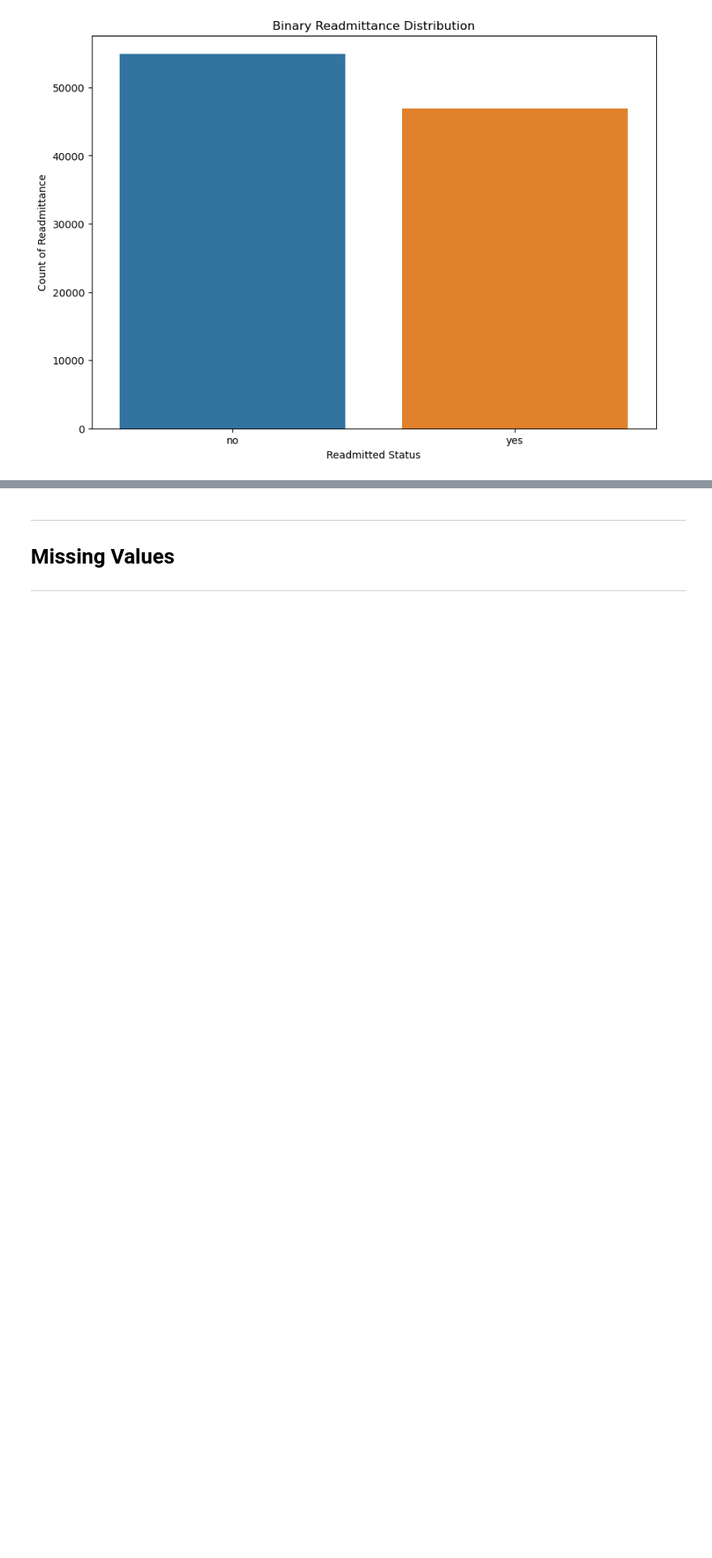
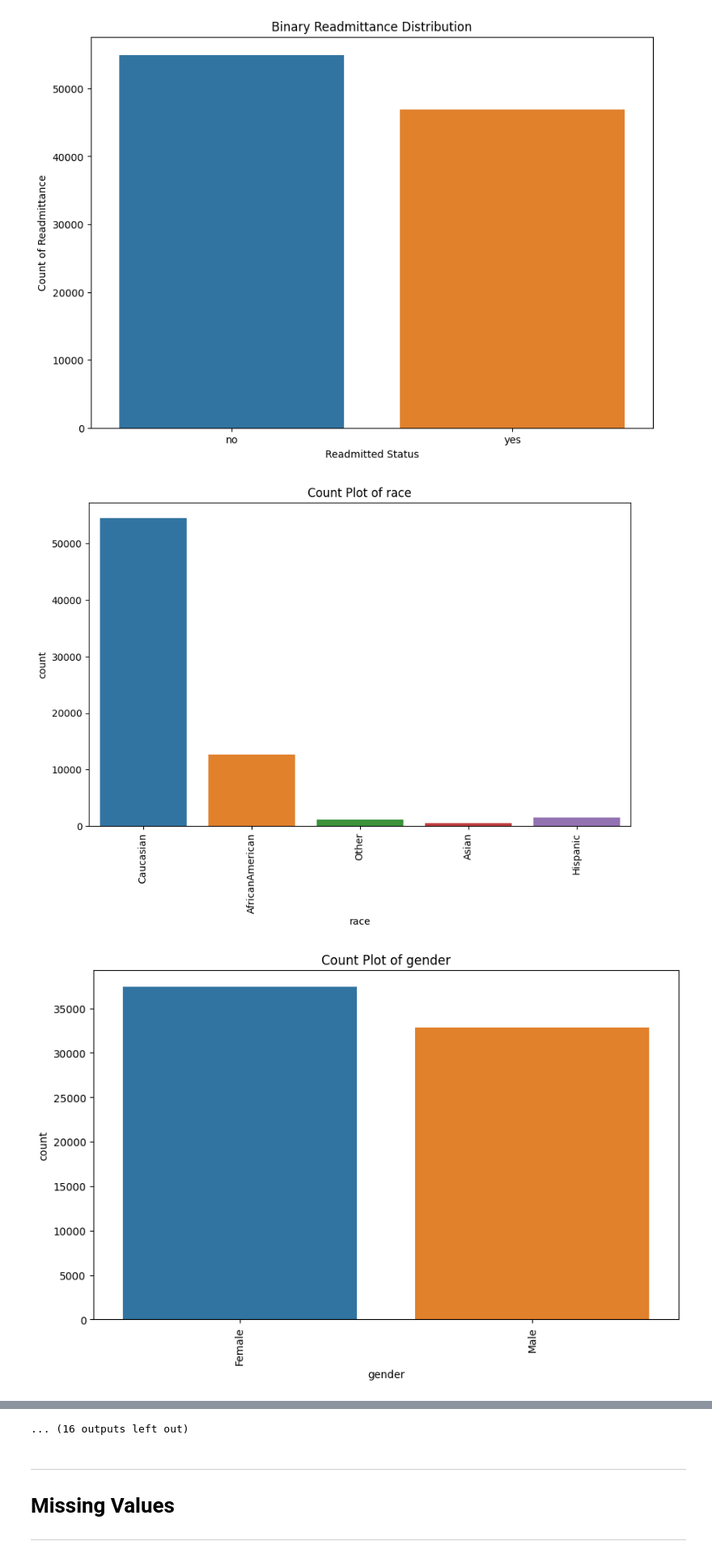
Before and after one commit to Mr-Chang95/Hospital-Readmittance-Classification, a Jupyter notebook: CaseStudy.ipynb, the cells around one changed output, grey strips where cells are left out. Shown at 81% size. Cells and saved outputs as stored; diff of their text form; code cells hidden in the pictures; blank space fills up the shorter version.

Commit message:
Add countplots

```diff
--- a/CaseStudy.ipynb
+++ b/CaseStudy.ipynb
@@ -154,3 +164,16 @@ plt.ylabel('Count of Readmittance')
 plt.show()
 # %% [output]
 [figure]
+# %%
+categorical_vars = df.select_dtypes(include=['object', 'category']).columns
+
+# Create count plots for each categorical variable
+for var in categorical_vars:
+    plt.figure(figsize=(10, 6))  # Adjust the figure size as needed
+    sns.countplot(x=var, data=df)
+    plt.title(f'Count Plot of {var}')
+    plt.xticks(rotation=90)  # Rotate x-axis labels for better readability
+    plt.show()
+# %% [output]
+[figure, added]
+[figure, added]
@@ -157,3 +190,4 @@ plt.show()
+... (16 outputs left out)
 # %% [markdown]
 <hr>
 
```
Also changed, not shown: parts of 15 cells of this notebook.
